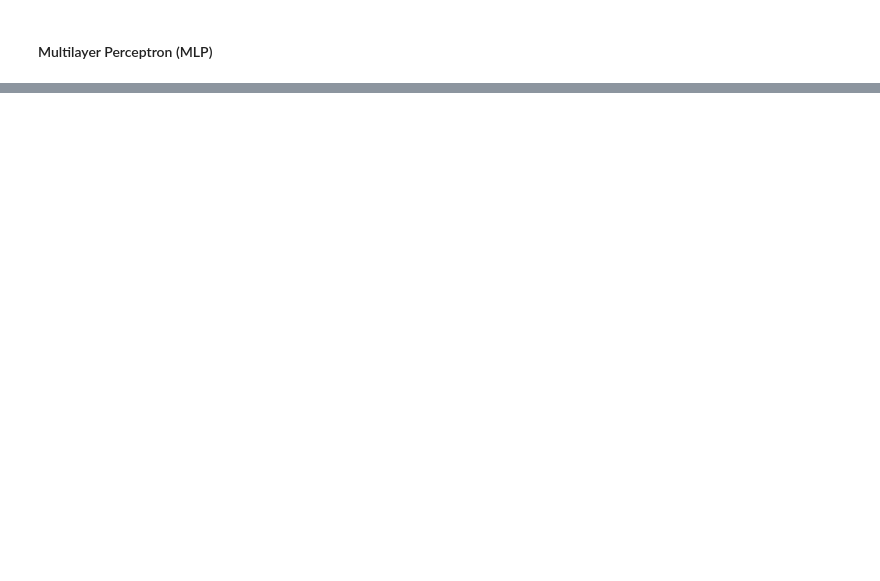
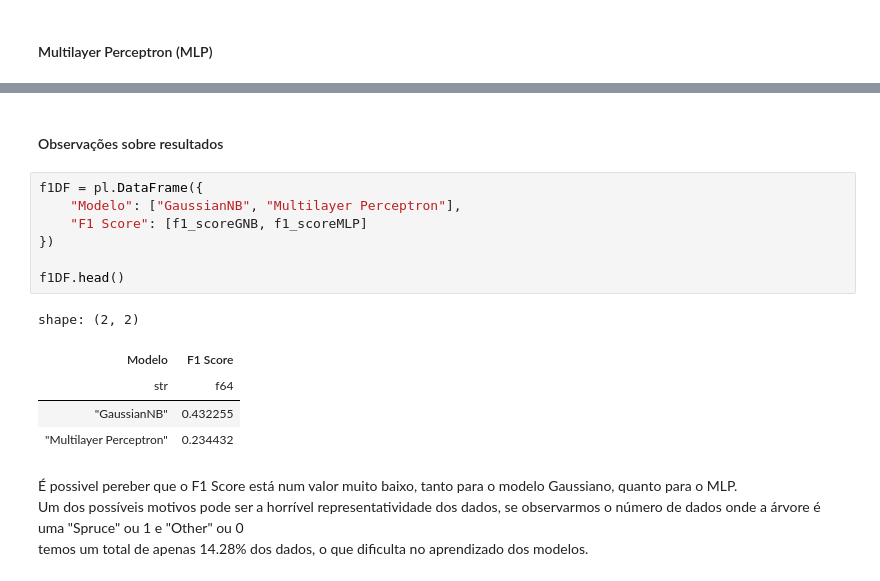
Before and after one commit to JoseMVasconcelos/Trabalho2-SI, a Jupyter notebook: Trabalho2-SI-Problema21.ipynb, the cells around one changed output, grey strips where cells are left out. Drawn from its saved outputs; the diff is of its cells as text; blank space fills up the shorter version.

```diff
--- a/Trabalho2-SI-Problema21.ipynb
+++ b/Trabalho2-SI-Problema21.ipynb
@@ -150,0 +190,19 @@ print(prediction_mlp)
+# %% [markdown]
+#### Observações sobre resultados
+# %%
+f1DF = pl.DataFrame({
+    "Modelo": ["GaussianNB", "Multilayer Perceptron"],
+    "F1 Score": [f1_scoreGNB, f1_scoreMLP]
+})
+
+f1DF.head()
+# %% [output]
+shape: (2, 2)
+| Modelo | F1 Score |
+| str | f64 |
+| "GaussianNB" | 0.432255 |
+| "Multilayer Perceptron" | 0.234432 |
+# %% [markdown]
+É possivel pereber que o F1 Score está num valor muito baixo, tanto para o modelo Gaussiano, quanto para o MLP.\
+Um dos possíveis motivos pode ser a horrível representatividade dos dados, se observarmos o número de dados onde a árvore é uma "Spruce" ou 1 e "Other" ou 0\
+temos um total de apenas 14.28% dos dados, o que dificulta no aprendizado dos modelos.
```
Also changed, not shown: parts of 11 cells of this notebook, 4 other files.
